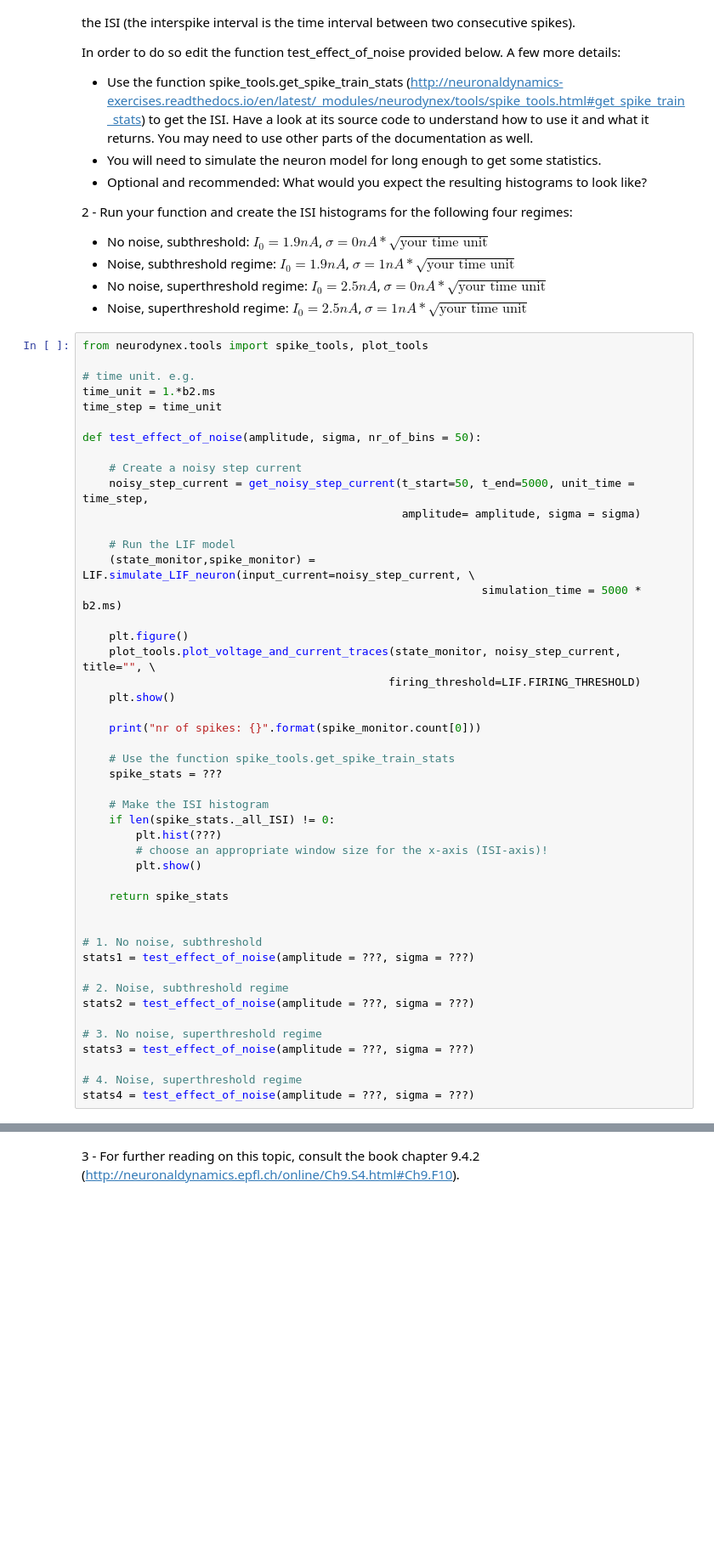
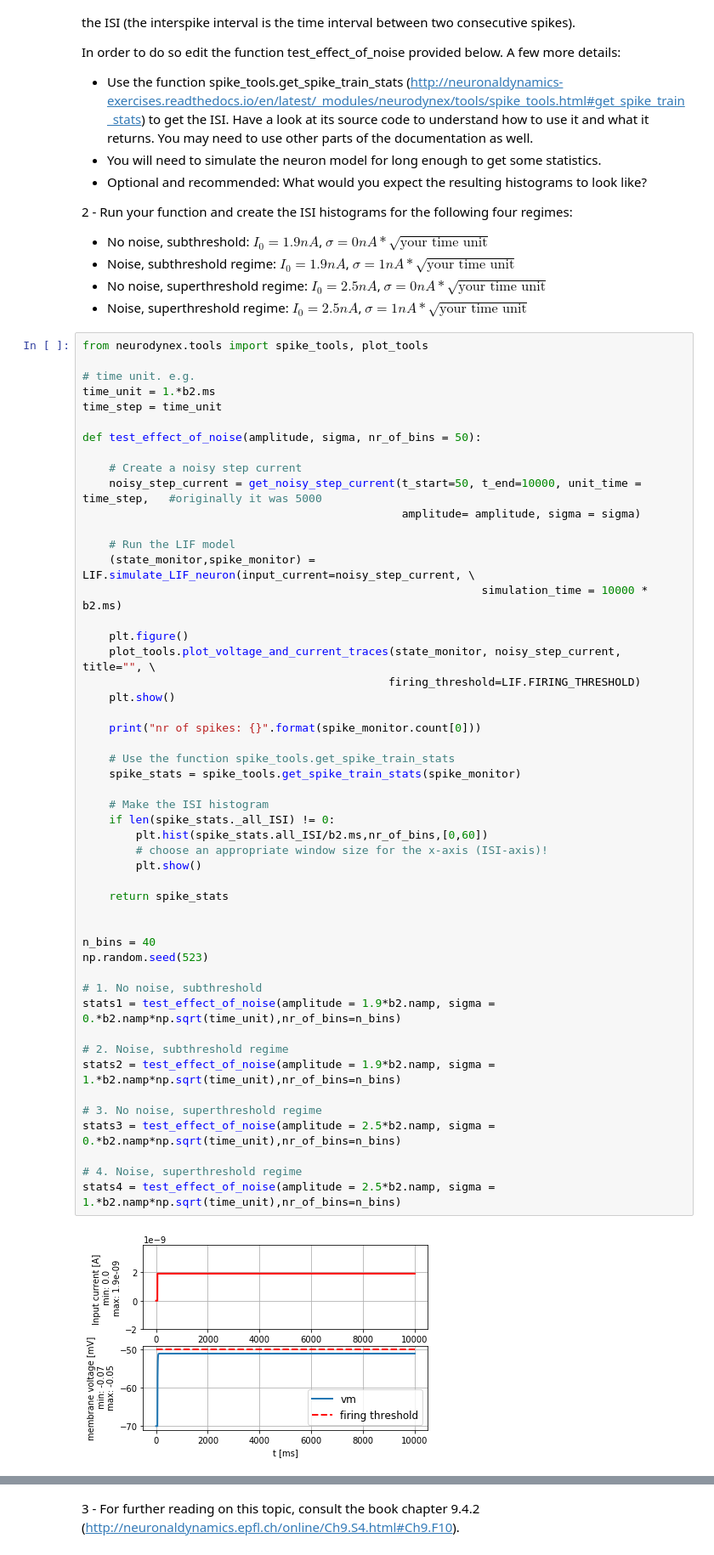
Before and after one commit to fedeflo2/Bestbio1, a Jupyter notebook: Ex2_firstName_lastName_000.ipynb, the cells around one changed output, grey strips where cells are left out. Shown at 85% size. Drawn from its saved outputs; the diff is of its cells as text; blank space fills up the shorter version.

```diff
--- a/Ex2_firstName_lastName_000.ipynb
+++ b/Ex2_firstName_lastName_000.ipynb
@@ -412,41 +416,45 @@ time_step = time_unit
 def test_effect_of_noise(amplitude, sigma, nr_of_bins = 50):
 
     # Create a noisy step current
-    noisy_step_current = get_noisy_step_current(t_start=50, t_end=5000, unit_time = time_step,
+    noisy_step_current = get_noisy_step_current(t_start=50, t_end=10000, unit_time = time_step,   #originally it was 5000
                                                 amplitude= amplitude, sigma = sigma)
 
     # Run the LIF model
     (state_monitor,spike_monitor) = LIF.simulate_LIF_neuron(input_current=noisy_step_current, \
-                                                            simulation_time = 5000 * b2.ms)
+                                                            simulation_time = 10000 * b2.ms)
 
     plt.figure()
     plot_tools.plot_voltage_and_current_traces(state_monitor, noisy_step_current, title="", \
                                               firing_threshold=LIF.FIRING_THRESHOLD)
     plt.show()
 
     print("nr of spikes: {}".format(spike_monitor.count[0]))
 
     # Use the function spike_tools.get_spike_train_stats
-    spike_stats = ???
+    spike_stats = spike_tools.get_spike_train_stats(spike_monitor)
 
     # Make the ISI histogram
     if len(spike_stats._all_ISI) != 0:
-        plt.hist(???)
+        plt.hist(spike_stats.all_ISI/b2.ms,nr_of_bins,[0,60])
         # choose an appropriate window size for the x-axis (ISI-axis)!
         plt.show()
 
     return spike_stats
 
 
+n_bins = 40
+np.random.seed(523)
+
 # 1. No noise, subthreshold
-stats1 = test_effect_of_noise(amplitude = ???, sigma = ???)
+stats1 = test_effect_of_noise(amplitude = 1.9*b2.namp, sigma = 0.*b2.namp*np.sqrt(time_unit),nr_of_bins=n_bins)
 
 # 2. Noise, subthreshold regime
-stats2 = test_effect_of_noise(amplitude = ???, sigma = ???)
+stats2 = test_effect_of_noise(amplitude = 1.9*b2.namp, sigma = 1.*b2.namp*np.sqrt(time_unit),nr_of_bins=n_bins)
 
 # 3. No noise, superthreshold regime
-stats3 = test_effect_of_noise(amplitude = ???, sigma = ???)
+stats3 = test_effect_of_noise(amplitude = 2.5*b2.namp, sigma = 0.*b2.namp*np.sqrt(time_unit),nr_of_bins=n_bins)
 
 # 4. Noise, superthreshold regime
-stats4 = test_effect_of_noise(amplitude = ???, sigma = ???)
+stats4 = test_effect_of_noise(amplitude = 2.5*b2.namp, sigma = 1.*b2.namp*np.sqrt(time_unit),nr_of_bins=n_bins)
 # %% [output]
+[figure, added]
```
Also changed, not shown: parts of 11 cells of this notebook.
